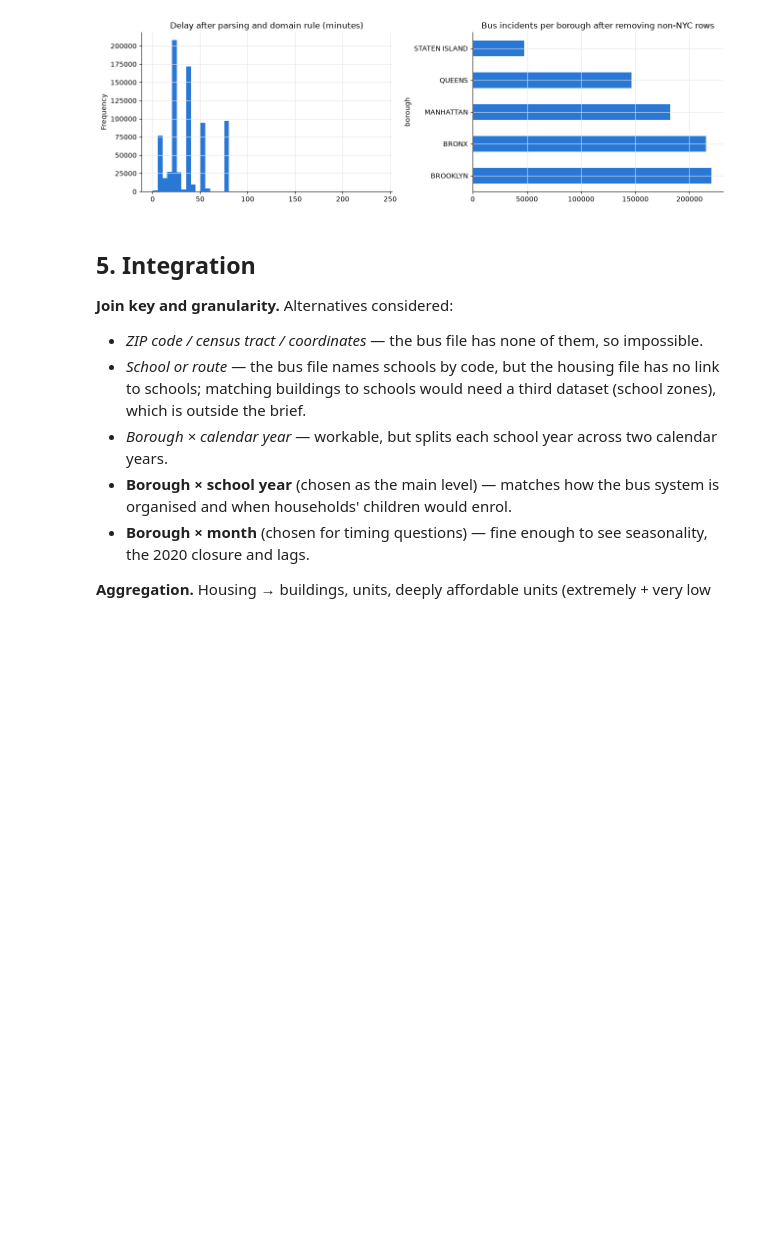
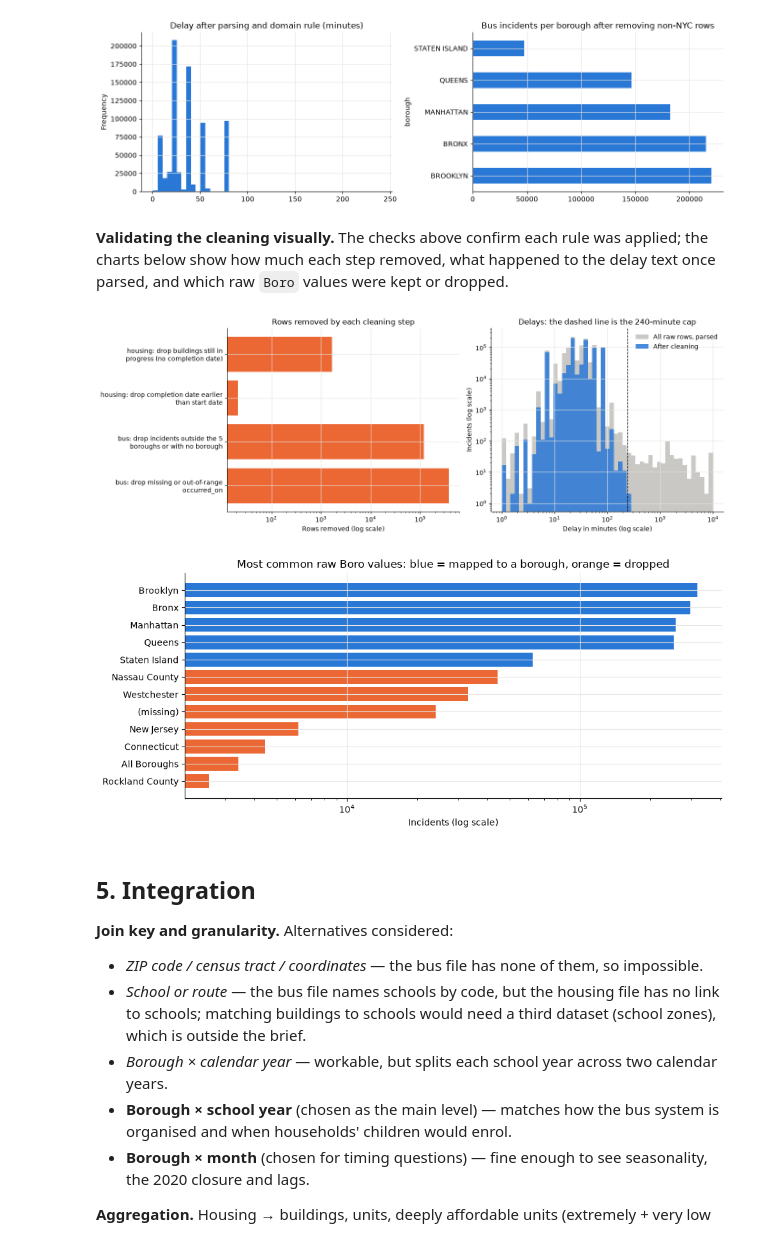
Before and after one commit to Alielghayesh16006572/homes-and-the-school-bus, a Jupyter notebook: notebook.ipynb, the cells around one changed output. Saved outputs shown, nothing was run; the diff lists cells and outputs as text; code cells hidden in the pictures; blank space fills up the shorter version.

```diff
--- a/notebook.ipynb
+++ b/notebook.ipynb
@@ -442,6 +467,46 @@ plt.tight_layout(); plt.show()
 # %% [output]
 All pre-integration checks passed.
 [figure]
+# %% [markdown]
+**Validating the cleaning visually.** The checks above confirm each rule was applied; the charts below show
+how much each step removed, what happened to the delay text once parsed, and which raw `Boro` values were
+kept or dropped.
+# %%
+import textwrap
+
+steps = log.to_frame()
+removed = steps[steps["rows_removed"] > 0]
+labels = (removed["dataset"] + ": " + removed["step"]).map(lambda s: textwrap.fill(s, 38))
+
+fig, axes = plt.subplots(1, 2, figsize=(14, 5))
+axes[0].barh(labels[::-1], removed["rows_removed"][::-1], color="#eb6834")
+axes[0].set_xscale("log"); axes[0].set_xlabel("Rows removed (log scale)")
+axes[0].set_title("Rows removed by each cleaning step")
+
+# Parsed delay of every raw row vs. the cleaned column: the domain rule cuts only the far right tail.
+raw_delay = bus_n["how_long_delayed"].map(P.parse_delay_minutes)
+bins = np.logspace(0, 4, 50)
+axes[1].hist(raw_delay[raw_delay > 0], bins=bins, color="#c9c8c4", label="All raw rows, parsed")
+axes[1].hist(bus["delay_minutes"].dropna(), bins=bins, color="#2a78d6", alpha=0.85, label="After cleaning")
+axes[1].axvline(P.MAX_PLAUSIBLE_DELAY_MIN, color="#0b0b0b", ls="--", lw=1)
+axes[1].set_xscale("log"); axes[1].set_yscale("log")   # log y so the few capped delays stay visible
+axes[1].set_xlabel("Delay in minutes (log scale)"); axes[1].set_ylabel("Incidents (log scale)")
+axes[1].set_title(f"Delays: the dashed line is the {P.MAX_PLAUSIBLE_DELAY_MIN}-minute cap")
+axes[1].legend(frameon=False)
+plt.tight_layout(); plt.show()
+
+# Raw borough spellings: which are mapped to one of the five boroughs and which are dropped.
+raw_boro = bus_n["boro"].astype("string").str.strip().fillna("(missing)")
+counts = raw_boro.value_counts().head(12)[::-1]
+kept = P.standardize_borough(pd.Series(counts.index)).notna().to_numpy()
+fig, ax = plt.subplots(figsize=(10, 4.5))
+ax.barh(counts.index, counts.values, color=np.where(kept, "#2a78d6", "#eb6834"))
+ax.set_xscale("log"); ax.set_xlabel("Incidents (log scale)")
+ax.set_title("Most common raw Boro values: blue = mapped to a borough, orange = dropped")
+plt.tight_layout(); plt.show()
+# %% [output]
+[figure, added]
+[figure, added]
 # %% [markdown]
 ## 5. Integration
 
```
Also changed, not shown: parts of 12 cells of this notebook, 1 other file.
